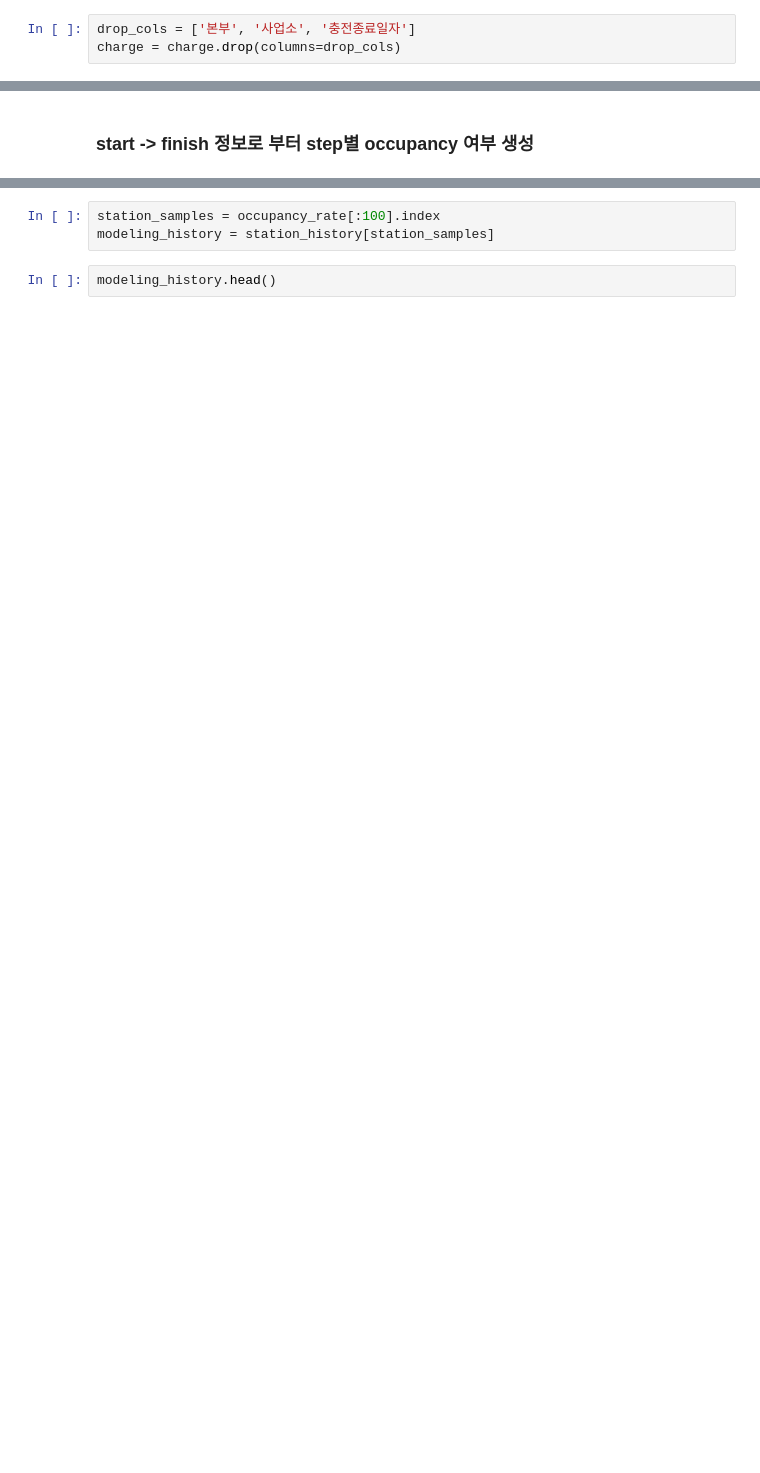
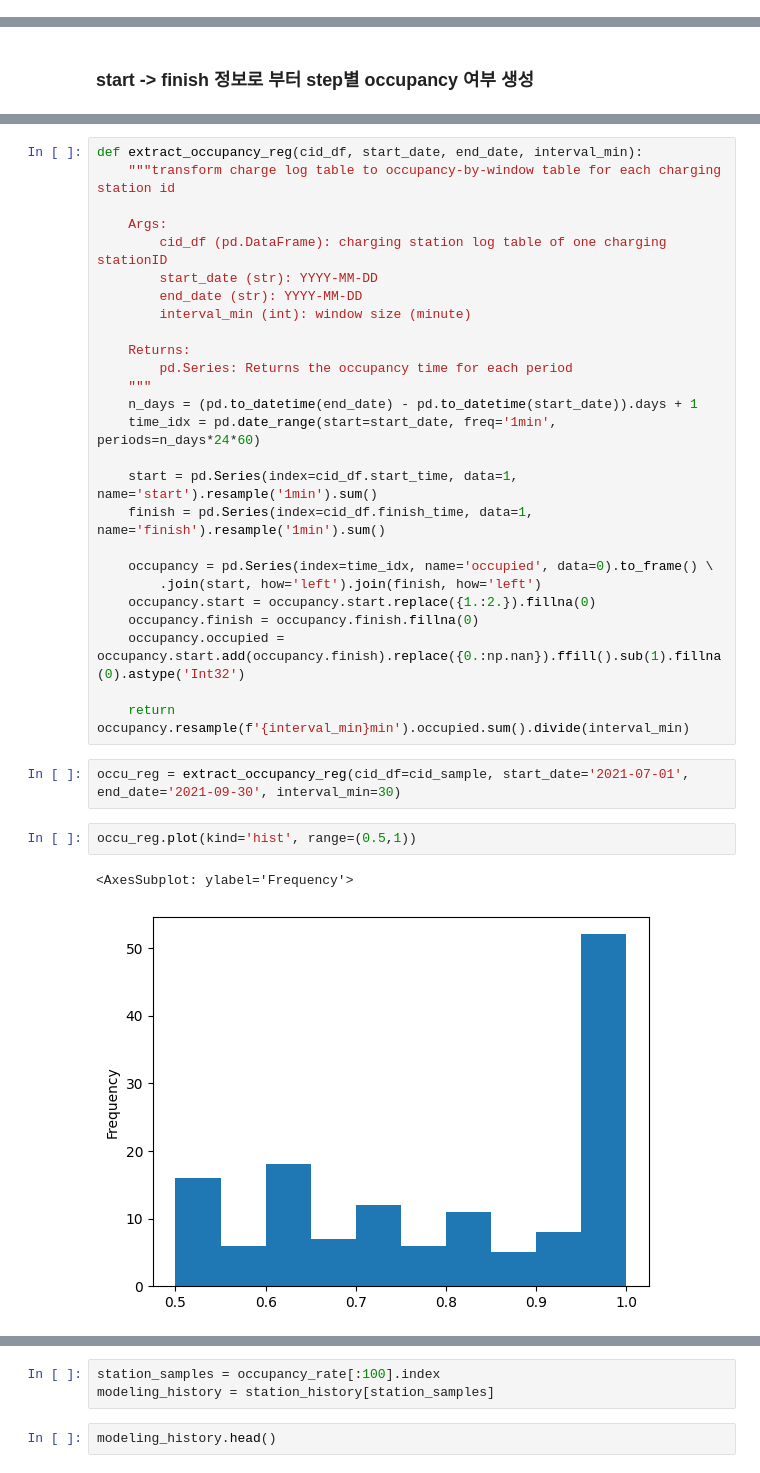
Before and after one commit to easttuna/ev-charger-occupancy-prediction, a Jupyter notebook: notebooks/preprocess_notes.ipynb, the cells around one changed output, grey strips where cells are left out. Drawn from its saved outputs; the diff is of its cells as text; blank space fills up the shorter version.

```diff
--- a/notebooks/preprocess_notes.ipynb
+++ b/notebooks/preprocess_notes.ipynb
@@ -219,3 +217,0 @@ sns.violinplot(data=data, x='charging_power', y='duration')
-# %%
-drop_cols = ['본부', '사업소', '충전종료일자']
-charge = charge.drop(columns=drop_cols)
@@ -374,0 +267,33 @@ df = charge.groupby('cid')[['start_time', 'finish_time']].progress_apply(check_o
+# %%
+def extract_occupancy_reg(cid_df, start_date, end_date, interval_min):
+    """transform charge log table to occupancy-by-window table for each charging station id
+
+    Args:
+        cid_df (pd.DataFrame): charging station log table of one charging stationID
+        start_date (str): YYYY-MM-DD
+        end_date (str): YYYY-MM-DD
+        interval_min (int): window size (minute)
+
+    Returns:
+        pd.Series: Returns the occupancy time for each period
+    """
+    n_days = (pd.to_datetime(end_date) - pd.to_datetime(start_date)).days + 1
+    time_idx = pd.date_range(start=start_date, freq='1min', periods=n_days*24*60)
+
+    start = pd.Series(index=cid_df.start_time, data=1, name='start').resample('1min').sum()
+    finish = pd.Series(index=cid_df.finish_time, data=1, name='finish').resample('1min').sum()
+
+    occupancy = pd.Series(index=time_idx, name='occupied', data=0).to_frame() \
+        .join(start, how='left').join(finish, how='left')
+    occupancy.start = occupancy.start.replace({1.:2.}).fillna(0)
+    occupancy.finish = occupancy.finish.fillna(0)
+    occupancy.occupied = occupancy.start.add(occupancy.finish).replace({0.:np.nan}).ffill().sub(1).fillna(0).astype('Int32')
+
+    return occupancy.resample(f'{interval_min}min').occupied.sum().divide(interval_min)
+# %%
+occu_reg = extract_occupancy_reg(cid_df=cid_sample, start_date='2021-07-01', end_date='2021-09-30', interval_min=30)
+# %%
+occu_reg.plot(kind='hist', range=(0.5,1))
+# %% [output]
+<AxesSubplot: ylabel='Frequency'>
+[figure, added]
```
Also changed, not shown: parts of 35 cells of this notebook, 1 other file.
